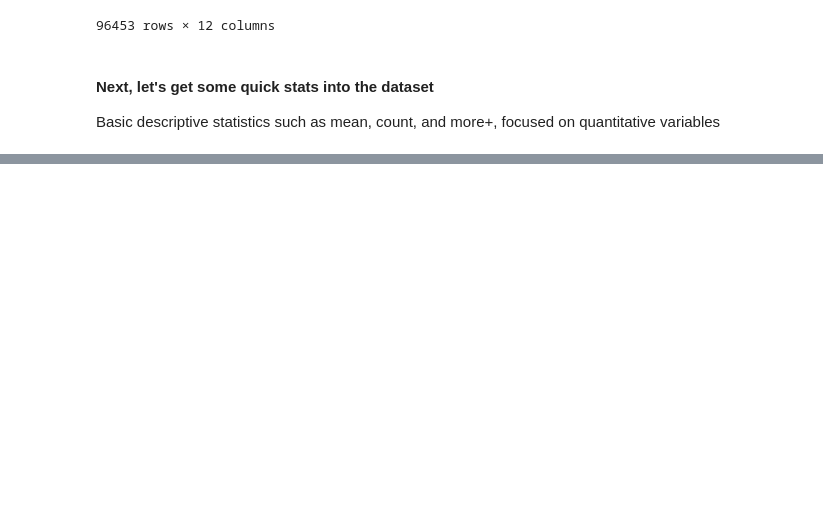
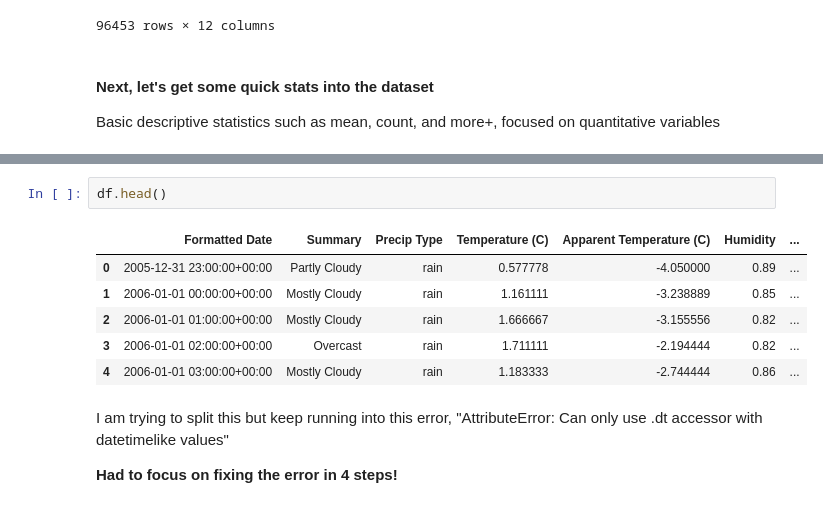
Before and after one commit to Amaefule5/IC_2025-DEC-ML140_01, a Jupyter notebook: IC_2025_DEC_ML140_01.ipynb, the cells around one changed output, grey strips where cells are left out. Cells and saved outputs as stored; diff of their text form; blank space fills up the shorter version.

```diff
--- a/IC_2025_DEC_ML140_01.ipynb
+++ b/IC_2025_DEC_ML140_01.ipynb
@@ -109,0 +120,14 @@ df.describe(include="all")
+# %%
+df.head()
+# %% [output]
+|  | Formatted Date | Summary | Precip Type | Temperature (C) | Apparent Temperature (C) | Humidity | ... |
+| 0 | 2005-12-31 23:00:00+00:00 | Partly Cloudy | rain | 0.577778 | -4.050000 | 0.89 | ... |
+| 1 | 2006-01-01 00:00:00+00:00 | Mostly Cloudy | rain | 1.161111 | -3.238889 | 0.85 | ... |
+| 2 | 2006-01-01 01:00:00+00:00 | Mostly Cloudy | rain | 1.666667 | -3.155556 | 0.82 | ... |
+| 3 | 2006-01-01 02:00:00+00:00 | Overcast | rain | 1.711111 | -2.194444 | 0.82 | ... |
+| 4 | 2006-01-01 03:00:00+00:00 | Mostly Cloudy | rain | 1.183333 | -2.744444 | 0.86 | ... |
+# %% [markdown]
+I am trying to split this but keep running into this error,
+"AttributeError: Can only use .dt accessor with datetimelike values"
+
+**Had to focus on fixing the error in 4 steps!**
```
Also changed, not shown: parts of 18 cells of this notebook.
